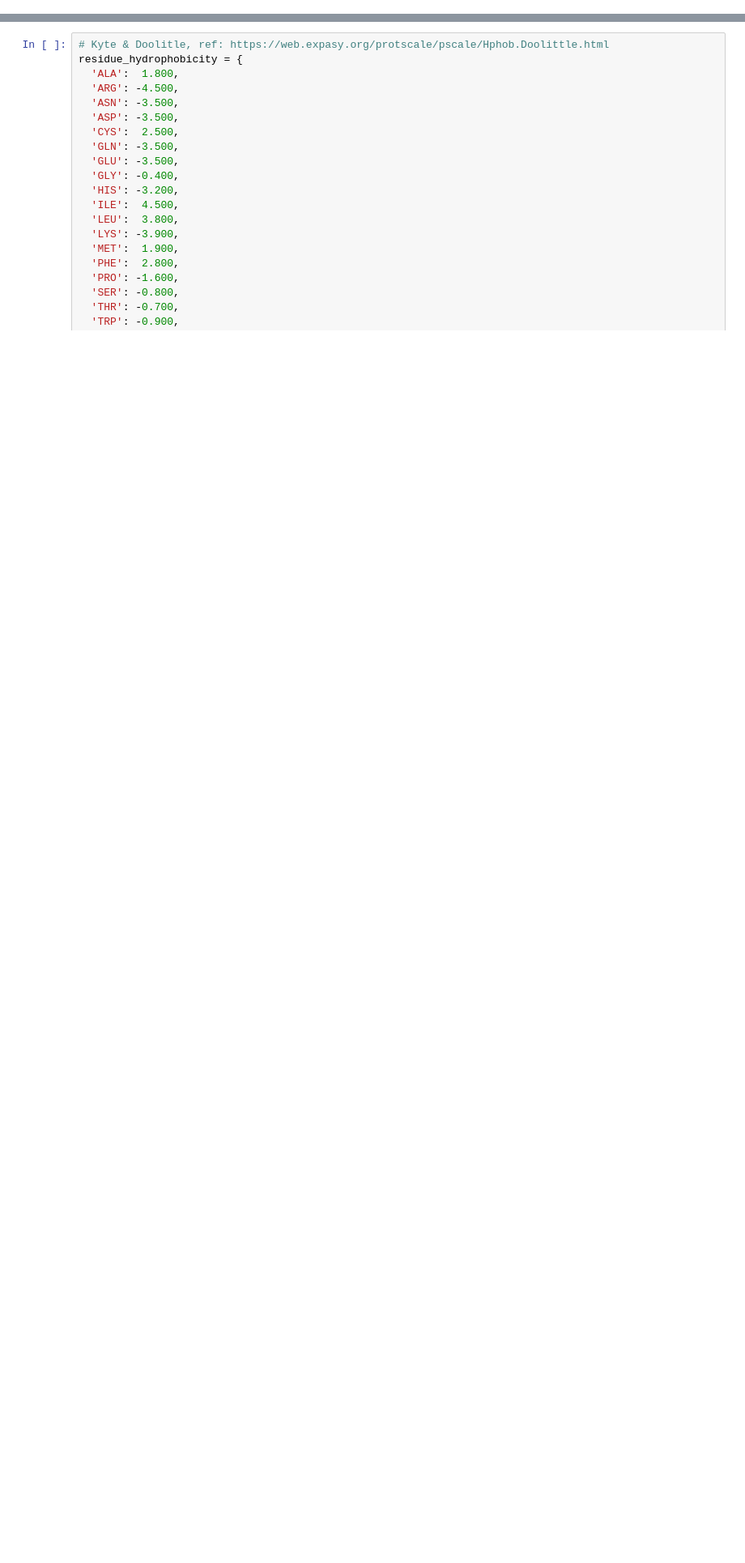
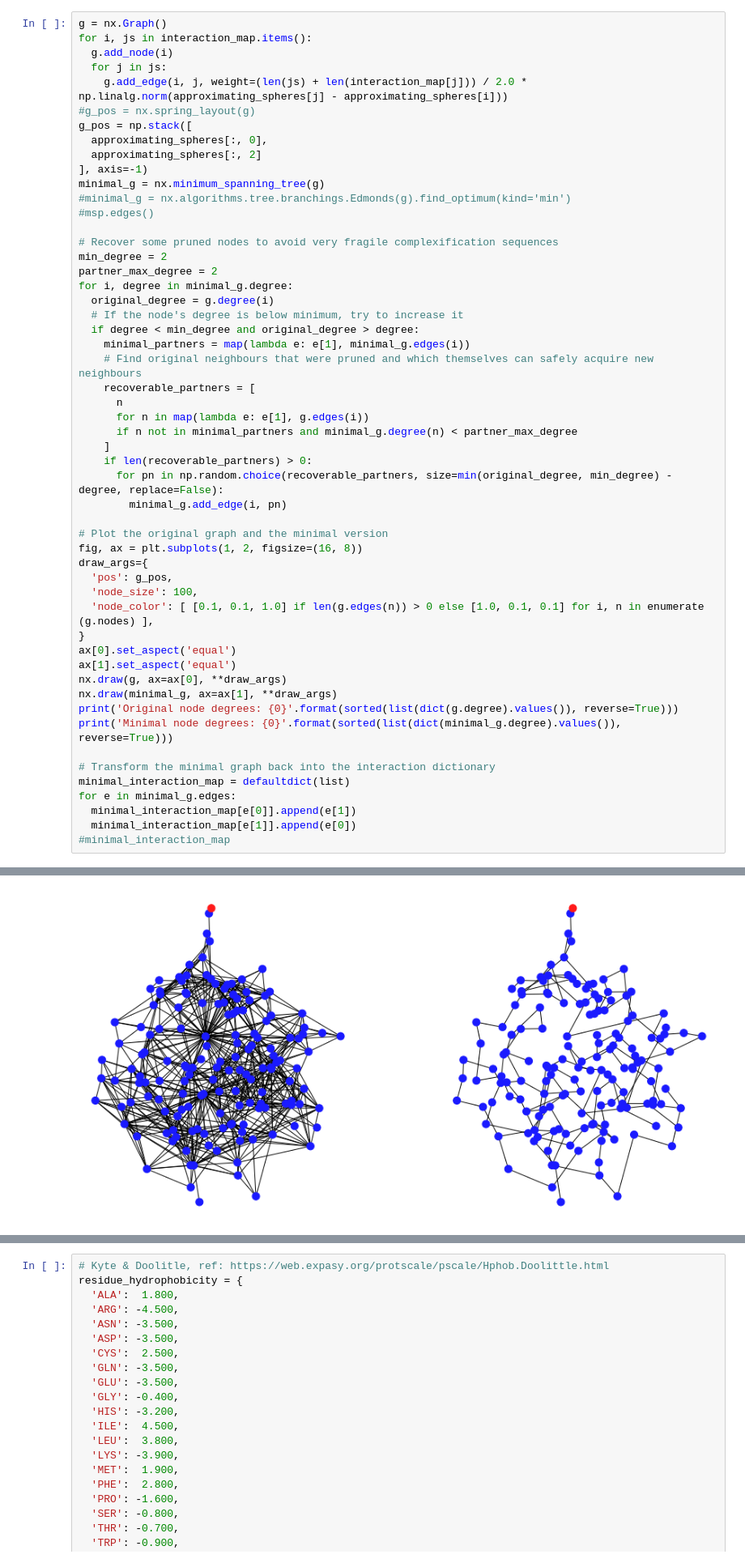
Before and after one commit to justgos/spatial-cell, a Jupyter notebook: universe-config/complexification-config.ipynb, the cells around one changed output, grey strips where cells are left out. Shown at 81% size. Drawn from its saved outputs; the diff is of its cells as text; blank space fills up the shorter version.

```diff
--- a/universe-config/complexification-config.ipynb
+++ b/universe-config/complexification-config.ipynb
@@ -108,0 +288,54 @@ for chain, approximating_sphere in zip(pdbs[1]['chains'], approximating_spheres)
+# %%
+g = nx.Graph()
+for i, js in interaction_map.items():
+  g.add_node(i)
+  for j in js:
+    g.add_edge(i, j, weight=(len(js) + len(interaction_map[j])) / 2.0 * np.linalg.norm(approximating_spheres[j] - approximating_spheres[i]))
+#g_pos = nx.spring_layout(g)
+g_pos = np.stack([
+  approximating_spheres[:, 0],
+  approximating_spheres[:, 2]
+], axis=-1)
+minimal_g = nx.minimum_spanning_tree(g)
+#minimal_g = nx.algorithms.tree.branchings.Edmonds(g).find_optimum(kind='min')
+#msp.edges()
+
+# Recover some pruned nodes to avoid very fragile complexification sequences
+min_degree = 2
+partner_max_degree = 2
+for i, degree in minimal_g.degree:
+  original_degree = g.degree(i)
+  # If the node's degree is below minimum, try to increase it
+  if degree < min_degree and original_degree > degree:
+    minimal_partners = map(lambda e: e[1], minimal_g.edges(i))
+    # Find original neighbours that were pruned and which themselves can safely acquire new neighbours
+    recoverable_partners = [
+      n
+      for n in map(lambda e: e[1], g.edges(i))
+      if n not in minimal_partners and minimal_g.degree(n) < partner_max_degree
+    ]
+    if len(recoverable_partners) > 0:
+      for pn in np.random.choice(recoverable_partners, size=min(original_degree, min_degree) - degree, replace=False):
+        minimal_g.add_edge(i, pn)
+
+# Plot the original graph and the minimal version
+fig, ax = plt.subplots(1, 2, figsize=(16, 8))
+draw_args={
+  'pos': g_pos,
+  'node_size': 100,
+  'node_color': [ [0.1, 0.1, 1.0] if len(g.edges(n)) > 0 else [1.0, 0.1, 0.1] for i, n in enumerate (g.nodes) ],
+}
+ax[0].set_aspect('equal')
+ax[1].set_aspect('equal')
+nx.draw(g, ax=ax[0], **draw_args)
+nx.draw(minimal_g, ax=ax[1], **draw_args)
+print('Original node degrees: {0}'.format(sorted(list(dict(g.degree).values()), reverse=True)))
+print('Minimal node degrees: {0}'.format(sorted(list(dict(minimal_g.degree).values()), reverse=True)))
+
+# Transform the minimal graph back into the interaction dictionary
+minimal_interaction_map = defaultdict(list)
+for e in minimal_g.edges:
+  minimal_interaction_map[e[0]].append(e[1])
+  minimal_interaction_map[e[1]].append(e[0])
+#minimal_interaction_map
+# %% [output]
@@ -109 +344,2 @@ for chain, approximating_sphere in zip(pdbs[1]['chains'], approximating_spheres)
+[figure, added]
 # %%
```
Also changed, not shown: parts of 18 cells of this notebook, 28 other files.
